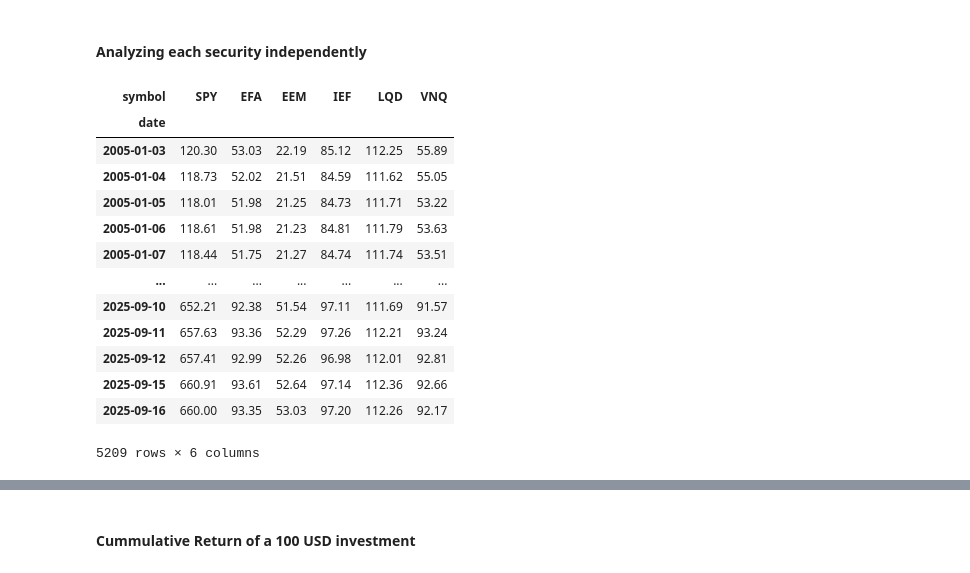
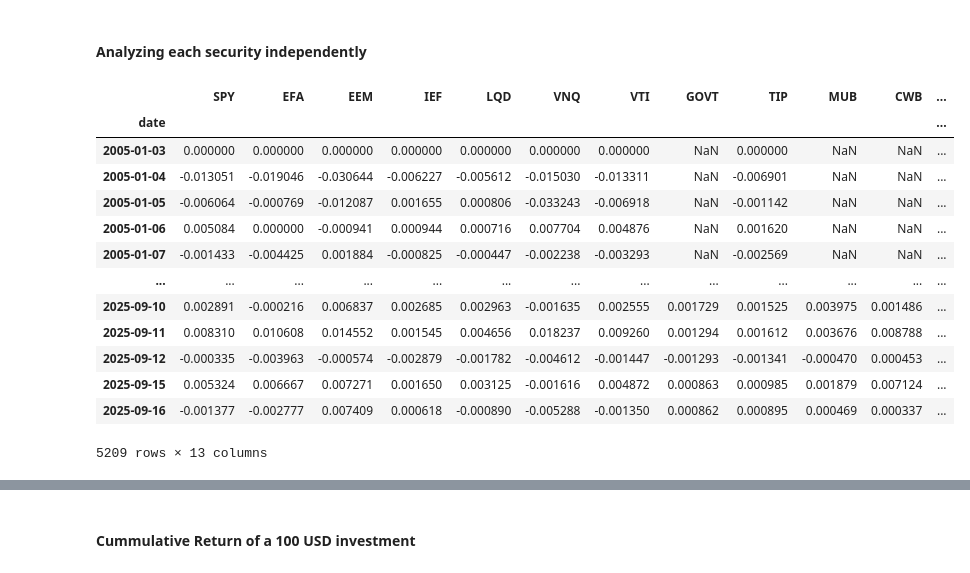
Before and after one commit to francisc112/APPLIED_FINANCE_ANALYTICS, a Jupyter notebook: PORTFOLIO_CONSTRUCTION/Portfolio_optimization.ipynb, the cells around one changed output, grey strips where cells are left out. Drawn from its saved outputs; the diff is of its cells as text; code cells hidden in the pictures.

Commit message:
Fix: Fix cummulative return calculation, add more tickers for the benchmark

```diff
--- a/PORTFOLIO_CONSTRUCTION/Portfolio_optimization.ipynb
+++ b/PORTFOLIO_CONSTRUCTION/Portfolio_optimization.ipynb
@@ -132,29 +132,59 @@ eem = port.get_closing_prices("EEM",from_date='2005-01-01')
 ief = port.get_closing_prices("IEF",from_date='2005-01-01')
 lqd = port.get_closing_prices("LQD",from_date='2005-01-01')
 vnq = port.get_closing_prices("VNQ",from_date='2005-01-01')
+# %%
+start_date = '2005-01-01'
+
+spy = port.get_price_and_dividends('SPY',from_date=start_date)
+efa = port.get_price_and_dividends('EFA',from_date=start_date)
+eem = port.get_price_and_dividends('EEM',from_date=start_date)
+ief = port.get_price_and_dividends('IEF',from_date=start_date)
+lqd = port.get_price_and_dividends('LQD',from_date=start_date)
+vnq = port.get_price_and_dividends('VNQ',from_date=start_date)
+vti = port.get_price_and_dividends('VTI',from_date=start_date)
+govt = port.get_price_and_dividends('GOVT',from_date=start_date)
+tips = port.get_price_and_dividends('TIP',from_date=start_date)
+mub = port.get_price_and_dividends('MUB',from_date=start_date)
+conv = port.get_price_and_dividends('CWB',from_date=start_date)
+blend = port.get_price_and_dividends('ACWI',from_date=start_date)
+health = port.get_price_and_dividends('XLV',from_date=start_date)
 # %% [markdown]
 #### Analyzing each security independently
 # %%
 ## Create a dataframe that holds all the securitis in one
-benchmark = pd.concat([
-    spy,efa,eem,ief,lqd,vnq
-],axis=1)
+
+benchmark_list = [
+    spy,efa,eem,ief,lqd,vnq,vti,govt,tips,mub,conv,blend,health
+
+]
+
+benchmark_data = []
+
+for benchmark in benchmark_list:
+
+    total_return = portfolio.returns_with_dividends(benchmark[benchmark.attrs['title']],benchmark['adjDividend']).to_frame(name=benchmark.attrs['title'])
+    benchmark_data.append(total_return)
+
+
+benchmark = pd.concat(
+    benchmark_data
+,axis=1)
 
 benchmark
 # %% [output]
-| symbol | SPY | EFA | EEM | IEF | LQD | VNQ |
-| date |  |  |  |  |  |  |
-| 2005-01-03 | 120.30 | 53.03 | 22.19 | 85.12 | 112.25 | 55.89 |
-| 2005-01-04 | 118.73 | 52.02 | 21.51 | 84.59 | 111.62 | 55.05 |
-| 2005-01-05 | 118.01 | 51.98 | 21.25 | 84.73 | 111.71 | 53.22 |
-| 2005-01-06 | 118.61 | 51.98 | 21.23 | 84.81 | 111.79 | 53.63 |
-| 2005-01-07 | 118.44 | 51.75 | 21.27 | 84.74 | 111.74 | 53.51 |
-| ... | ... | ... | ... | ... | ... | ... |
-| 2025-09-10 | 652.21 | 92.38 | 51.54 | 97.11 | 111.69 | 91.57 |
-| 2025-09-11 | 657.63 | 93.36 | 52.29 | 97.26 | 112.21 | 93.24 |
-| 2025-09-12 | 657.41 | 92.99 | 52.26 | 96.98 | 112.01 | 92.81 |
-| 2025-09-15 | 660.91 | 93.61 | 52.64 | 97.14 | 112.36 | 92.66 |
-| 2025-09-16 | 660.00 | 93.35 | 53.03 | 97.20 | 112.26 | 92.17 |
+|  | SPY | EFA | EEM | IEF | LQD | VNQ | VTI | GOVT | TIP | MUB | CWB | ... |
+| date |  |  |  |  |  |  |  |  |  |  |  | ... |
+| 2005-01-03 | 0.000000 | 0.000000 | 0.000000 | 0.000000 | 0.000000 | 0.000000 | 0.000000 | NaN | 0.000000 | NaN | NaN | ... |
+| 2005-01-04 | -0.013051 | -0.019046 | -0.030644 | -0.006227 | -0.005612 | -0.015030 | -0.013311 | NaN | -0.006901 | NaN | NaN | ... |
+| 2005-01-05 | -0.006064 | -0.000769 | -0.012087 | 0.001655 | 0.000806 | -0.033243 | -0.006918 | NaN | -0.001142 | NaN | NaN | ... |
+| 2005-01-06 | 0.005084 | 0.000000 | -0.000941 | 0.000944 | 0.000716 | 0.007704 | 0.004876 | NaN | 0.001620 | NaN | NaN | ... |
+| 2005-01-07 | -0.001433 | -0.004425 | 0.001884 | -0.000825 | -0.000447 | -0.002238 | -0.003293 | NaN | -0.002569 | NaN | NaN | ... |
+| ... | ... | ... | ... | ... | ... | ... | ... | ... | ... | ... | ... | ... |
+| 2025-09-10 | 0.002891 | -0.000216 | 0.006837 | 0.002685 | 0.002963 | -0.001635 | 0.002555 | 0.001729 | 0.001525 | 0.003975 | 0.001486 | ... |
+| 2025-09-11 | 0.008310 | 0.010608 | 0.014552 | 0.001545 | 0.004656 | 0.018237 | 0.009260 | 0.001294 | 0.001612 | 0.003676 | 0.008788 | ... |
+| 2025-09-12 | -0.000335 | -0.003963 | -0.000574 | -0.002879 | -0.001782 | -0.004612 | -0.001447 | -0.001293 | -0.001341 | -0.000470 | 0.000453 | ... |
+| 2025-09-15 | 0.005324 | 0.006667 | 0.007271 | 0.001650 | 0.003125 | -0.001616 | 0.004872 | 0.000863 | 0.000985 | 0.001879 | 0.007124 | ... |
+| 2025-09-16 | -0.001377 | -0.002777 | 0.007409 | 0.000618 | -0.000890 | -0.005288 | -0.001350 | 0.000862 | 0.000895 | 0.000469 | 0.000337 | ... |
-5209 rows × 6 columns
+5209 rows × 13 columns
 # %%
 ### Calculate returns from the specified ETFS
```
Also changed, not shown: parts of 7 cells of this notebook, 2 other files.
